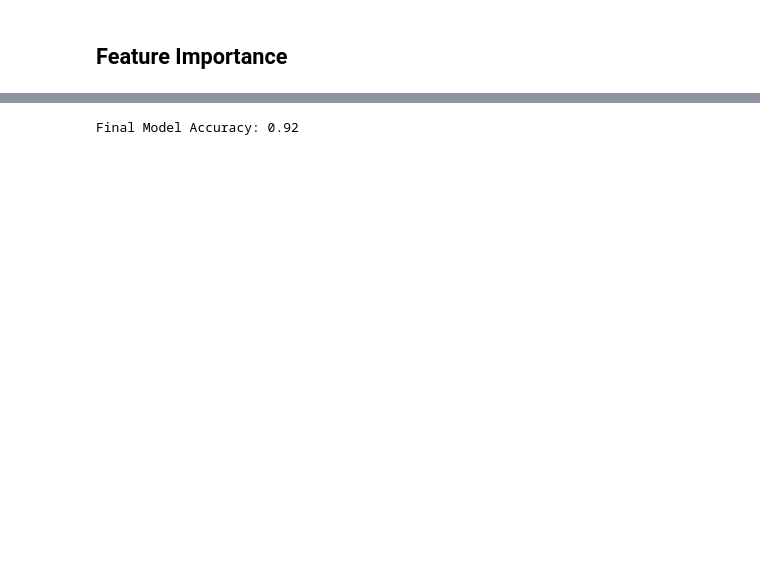
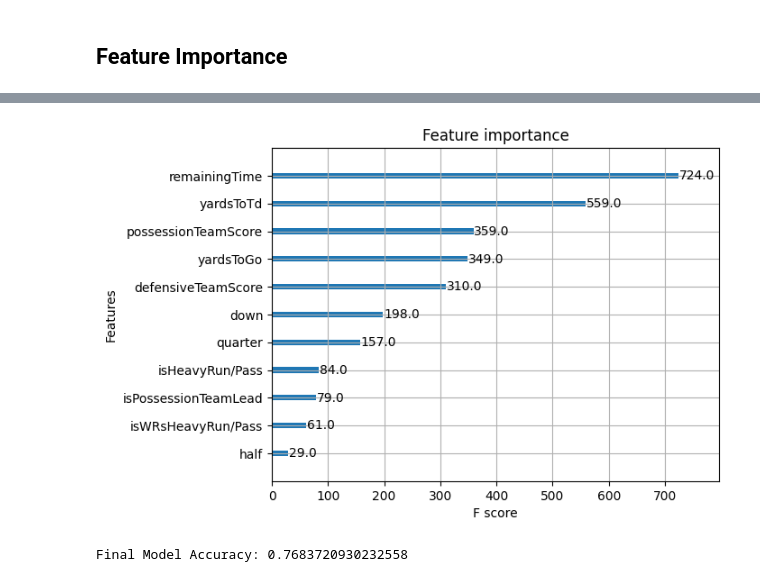
Before and after one commit to karahanOS/A2550, a Jupyter notebook: pre-snap-game-prediction.ipynb, the cells around one changed output, grey strips where cells are left out. Saved outputs shown, nothing was run; the diff lists cells and outputs as text; code cells hidden in the pictures; blank space fills up the shorter version.

Commit message:
Kaggle Notebook | Pre-Snap Game Prediction | Version 6

```diff
--- a/pre-snap-game-prediction.ipynb
+++ b/pre-snap-game-prediction.ipynb
@@ -422,0 +447,23 @@ plt.show()
+# %%
+# Get best parameters
+best_params = study.best_params
+print('Best parameters:', best_params)
+
+# Create final model with best parameters
+best_model = XGBClassifier(**best_params)
+
+# Perform final cross-validation
+cv_results = cross_validate(
+    best_model,
+    X,
+    y,
+    cv=sss,
+    scoring=['accuracy', 'neg_log_loss'],
+    return_train_score=True
+)
+
+print("\nFinal Cross-validation Results:")
+print(f"Train Accuracy: {cv_results['train_accuracy'].mean():.4f} ± {cv_results['train_accuracy'].std():.4f}")
+print(f"Test Accuracy: {cv_results['test_accuracy'].mean():.4f} ± {cv_results['test_accuracy'].std():.4f}")
+print(f"Train Log Loss: {-cv_results['train_neg_log_loss'].mean():.4f} ± {cv_results['train_neg_log_loss'].std():.4f}")
+print(f"Test Log Loss: {-cv_results['test_neg_log_loss'].mean():.4f} ± {cv_results['test_neg_log_loss'].std():.4f}")
@@ -423,6 +478,14 @@ plt.show()
 # %%
+# After finding best model
+best_model = XGBClassifier(**best_params)
+best_model.fit(X, y)
+xgb.plot_importance(best_model)
+plt.show()
+# Final model predictions and evaluation
 y_pred_final = best_model.predict(X_test)
 accuracy_final = accuracy_score(y_test, y_pred_final)
+
 print(f'Final Model Accuracy: {accuracy_final}')
 # %% [output]
+[figure, added]
-Final Model Accuracy: 0.92
+Final Model Accuracy: 0.7683720930232558
```
Also changed, not shown: parts of 46 cells of this notebook.
